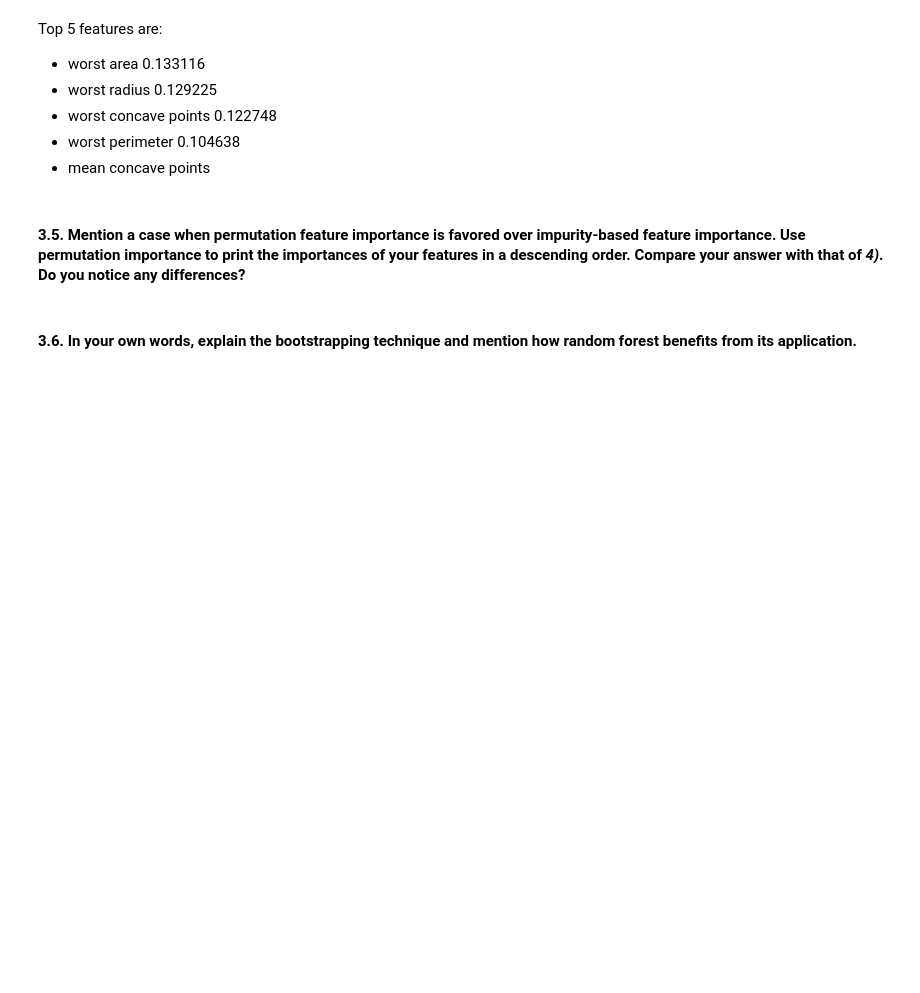
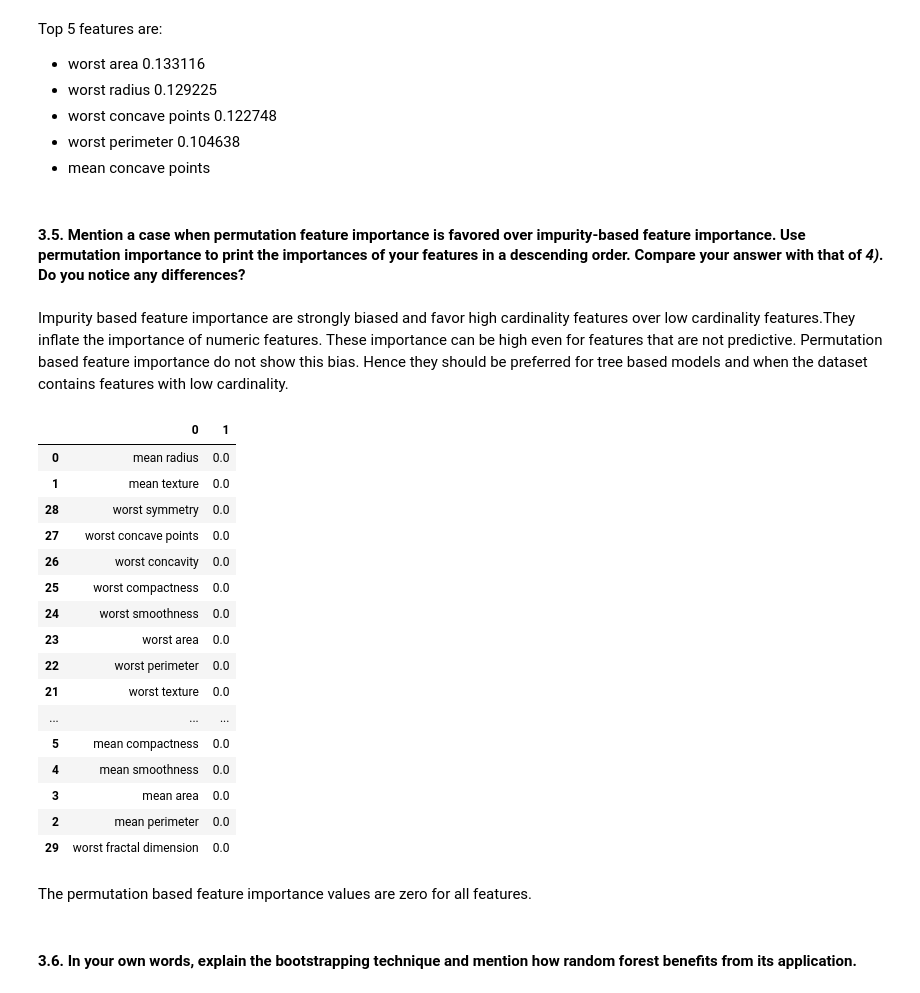
Before and after one commit to FabriceBeaumont/MA-INF_4216_Biomedical_DS_and_AI, a Jupyter notebook: Sheet7/Assignment7_Solutions.ipynb, the cells around one changed output. Saved outputs shown, nothing was run; the diff lists cells and outputs as text; code cells hidden in the pictures; blank space fills up the shorter version.

```diff
--- a/Sheet7/Assignment7_Solutions.ipynb
+++ b/Sheet7/Assignment7_Solutions.ipynb
@@ -537,6 +538,33 @@ Top 5 features are:
 - mean concave points
 # %% [markdown]
 #### 3.5. Mention a case when permutation feature importance is favored over impurity-based feature importance. Use permutation importance to print the importances of your features in a descending order. Compare your answer with that of *4)*. Do you notice any differences?
+# %% [markdown]
+Impurity based feature importance are strongly biased and favor high cardinality features over low cardinality features.They inflate the importance of numeric features. These importance can be high even for features that are not predictive. Permutation based feature importance do not show this bias. Hence they should be preferred for tree based models and when the dataset contains features with low cardinality.
+# %%
+permutation_feature_importance_results = permutation_importance(clf,X = cancer_data, y = cancer_class_data.values.ravel(), n_repeats = 10, random_state = 1)
+
+permutation_importance_dataframe = pd.DataFrame(list(zip(cancer_data_columns,permutation_feature_importance_results.importances_mean)))
+permutation_importance_dataframe.sort_values(by=[1], ascending = False)
+# %% [output]
+|  | 0 | 1 |
+| 0 | mean radius | 0.0 |
+| 1 | mean texture | 0.0 |
+| 28 | worst symmetry | 0.0 |
+| 27 | worst concave points | 0.0 |
+| 26 | worst concavity | 0.0 |
+| 25 | worst compactness | 0.0 |
+| 24 | worst smoothness | 0.0 |
+| 23 | worst area | 0.0 |
+| 22 | worst perimeter | 0.0 |
+| 21 | worst texture | 0.0 |
+| ... | ... | ... |
+| 5 | mean compactness | 0.0 |
+| 4 | mean smoothness | 0.0 |
+| 3 | mean area | 0.0 |
+| 2 | mean perimeter | 0.0 |
+| 29 | worst fractal dimension | 0.0 |
+# %% [markdown]
+The permutation based feature importance values are zero for all features.
 # %% [markdown]
 #### 3.6. In your own words, explain the **bootstrapping technique** and mention how random forest benefits from its application.
 # %% [markdown]
```
Also changed, not shown: parts of 1 cell of this notebook.
